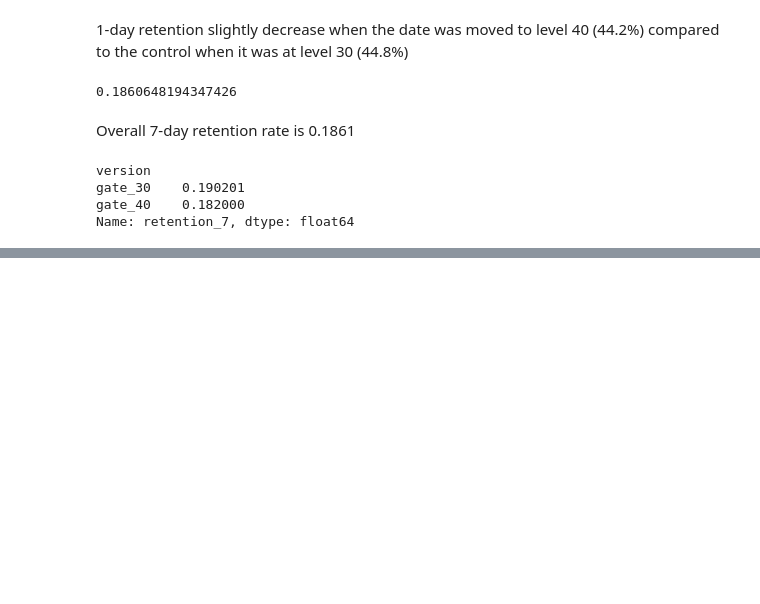
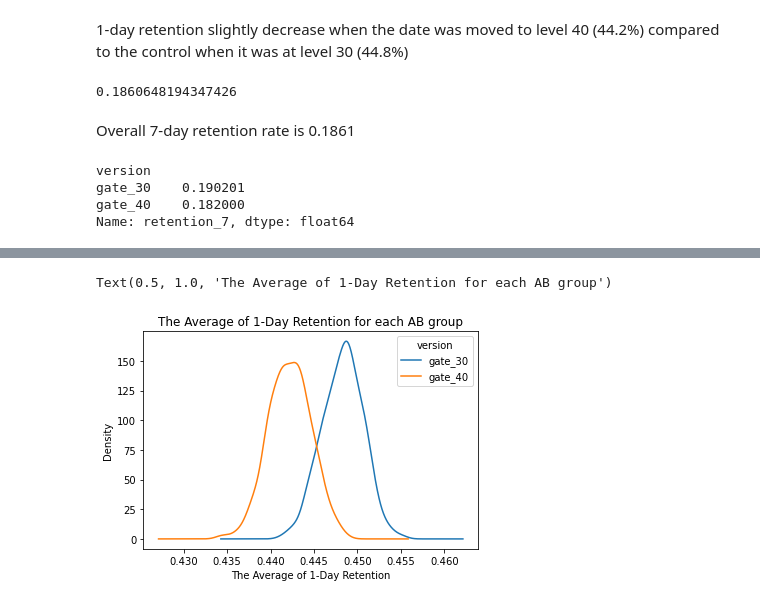
Before and after one commit to tangyuan233/Mobile-Game-A-B-Testing, a Jupyter notebook: cookie_cats.ipynb, the cells around one changed output, grey strips where cells are left out. Drawn from its saved outputs; the diff is of its cells as text; code cells hidden in the pictures; blank space fills up the shorter version.

```diff
--- a/cookie_cats.ipynb
+++ b/cookie_cats.ipynb
@@ -157,0 +161,19 @@ Name: retention_7, dtype: float64
+# %%
+# Creating an list with bootstrapped means for each AB-group
+boot_1d = []
+iterations = 500
+for i in range(iterations):
+    boot_mean = df.sample(frac=1,replace=True).groupby(by='version')['retention_1'].mean()
+    boot_1d.append(boot_mean)
+
+# Transforming the list to a DataFrame
+boot_1d = pd.DataFrame(boot_1d)
+
+# A Kernel Density Estimate plot of the bootstrap distributions
+
+ax = boot_1d.plot.kde()
+ax.set_xlabel("The Average of 1-Day Retention")
+ax.set_title("The Average of 1-Day Retention for each AB group")
+# %% [output]
+Text(0.5, 1.0, 'The Average of 1-Day Retention for each AB group')
+[figure, added]
```
Also changed, not shown: parts of 22 cells of this notebook.
